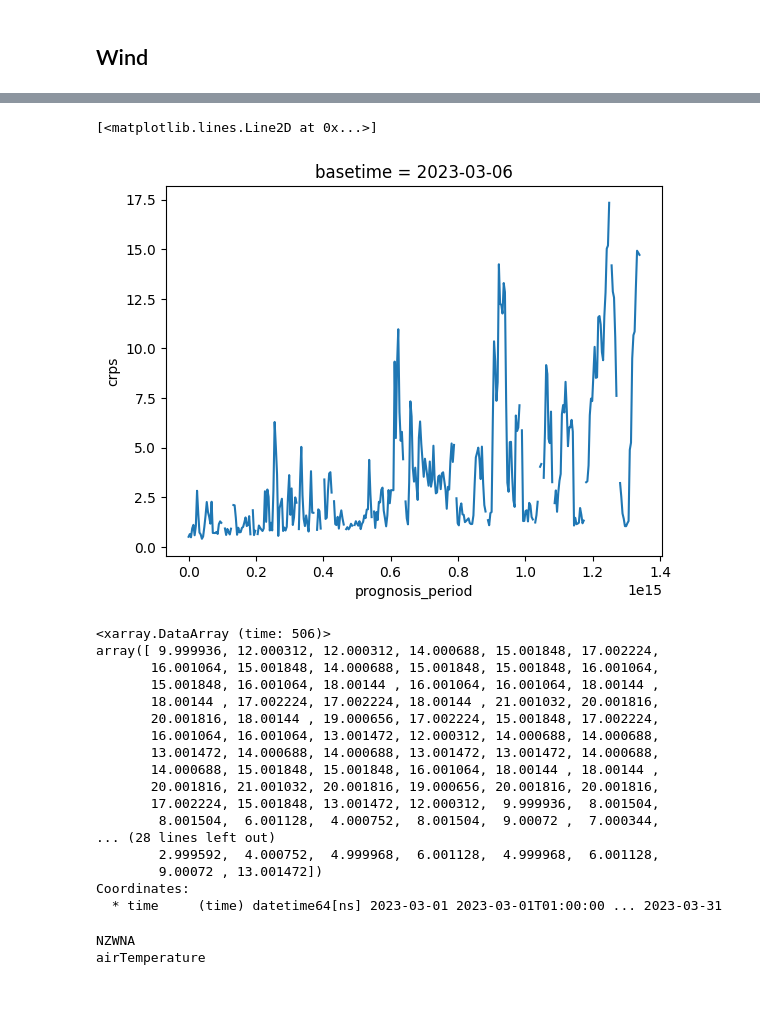
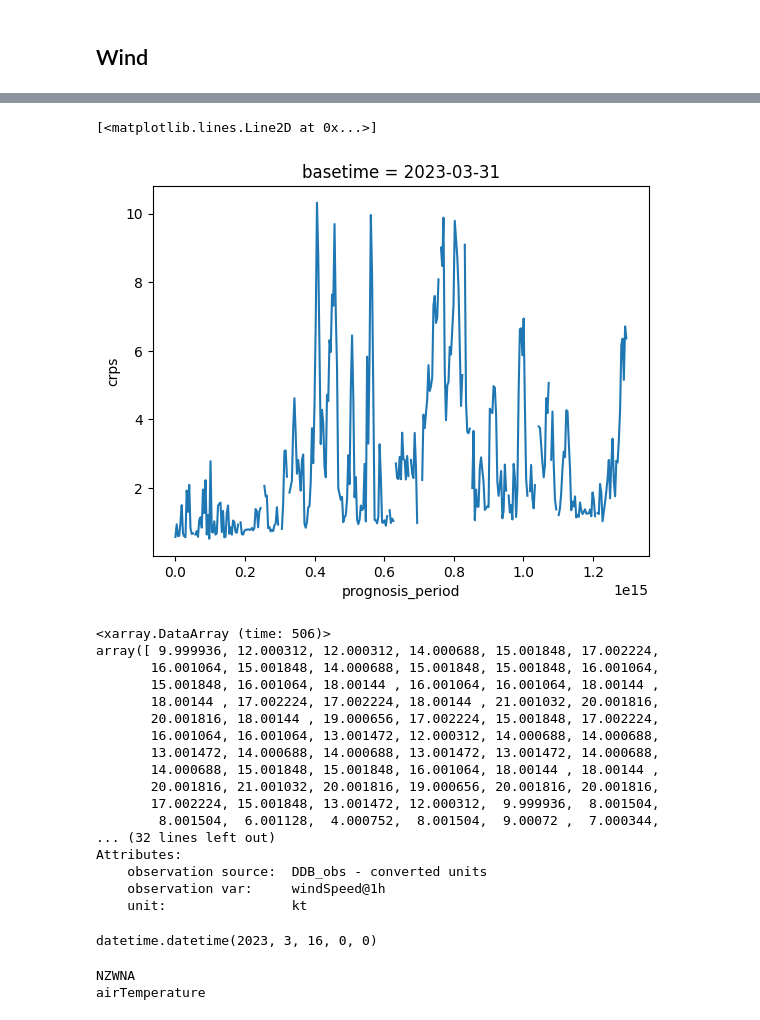
Before and after one commit to MetServiceDev/verif-data, a Jupyter notebook: example/dt_verif_example.ipynb, the cells around one changed output, grey strips where cells are left out. Saved outputs shown, nothing was run; the diff lists cells and outputs as text; code cells hidden in the pictures.

```diff
--- a/example/dt_verif_example.ipynb
+++ b/example/dt_verif_example.ipynb
@@ -109,10 +106,10 @@ Coordinates:
 # %% [markdown]
 ## Wind
 # %%
-output_var = 'fff10'
+model_var = 'fff10'
 model = 'DLITE'
 # %%
-dlite_verif = dt_verif.verify_dt_ouput(wmo_code, dt_start, dt_end, output_var, model)
+dlite_verif = dt_verif.verify_dt_ouput(wmo_code, dt_start, dt_end, model_var, model)
 dlite_verif
 # %% [output]
 opening ['metservice-research-ap-southeast-2/prod/archive-data/ec2dt/deepthought-data-dlite/forecast/polishing_fff10blend_fff10/93439/93439-2023-M3.nc']
@@ -137,12 +133,12 @@ executing.executing.NotOneValueFound: Expected one value, found 0
 # %%
-dlite_verif.isel(basetime=10)['crps'].plot()
+dlite_verif.isel(basetime=60)['crps'].plot()
 # %% [output]
 [<matplotlib.lines.Line2D at 0x...>]
-[figure, old version]
+[figure, new version]
 # %%
 obs_ds = utils.get_obs_serie(wmo_code,
                         model,
-                        output_var,
+                        model_var,
                         'DDB_obs',
                         dt_start,
                         dt_end=datetime.datetime(2023, 3, 31),
@@ -162,11 +158,15 @@ array([ 9.999936, 12.000312, 12.000312, 14.000688, 15.001848, 17.002224,
        20.001816, 21.001032, 20.001816, 19.000656, 20.001816, 20.001816,
        17.002224, 15.001848, 13.001472, 12.000312,  9.999936,  8.001504,
         8.001504,  6.001128,  4.000752,  8.001504,  9.00072 ,  7.000344,
-... (28 lines left out)
-        2.999592,  4.000752,  4.999968,  6.001128,  4.999968,  6.001128,
-        9.00072 , 13.001472])
-Coordinates:
-  * time     (time) datetime64[ns] 2023-03-01 2023-03-01T01:00:00 ... 2023-03-31
+... (32 lines left out)
+Attributes:
+    observation source:  DDB_obs - converted units
+    observation var:     windSpeed@1h
+    unit:                kt
+# %%
+dt_start + datetime.timedelta(days=15)
+# %% [output]
+datetime.datetime(2023, 3, 16, 0, 0)
 # %%
 dt_start = datetime.datetime(2023, 3, 1)
 dt_end = datetime.datetime(2023, 3, 31)
```
Also changed, not shown: parts of 6 cells of this notebook, 4 other files.
